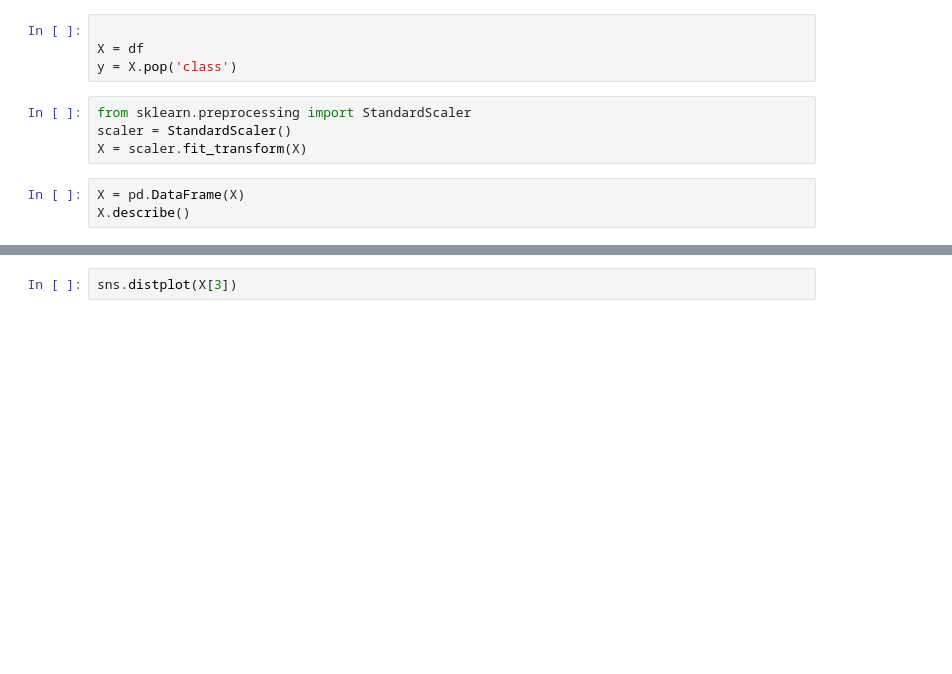
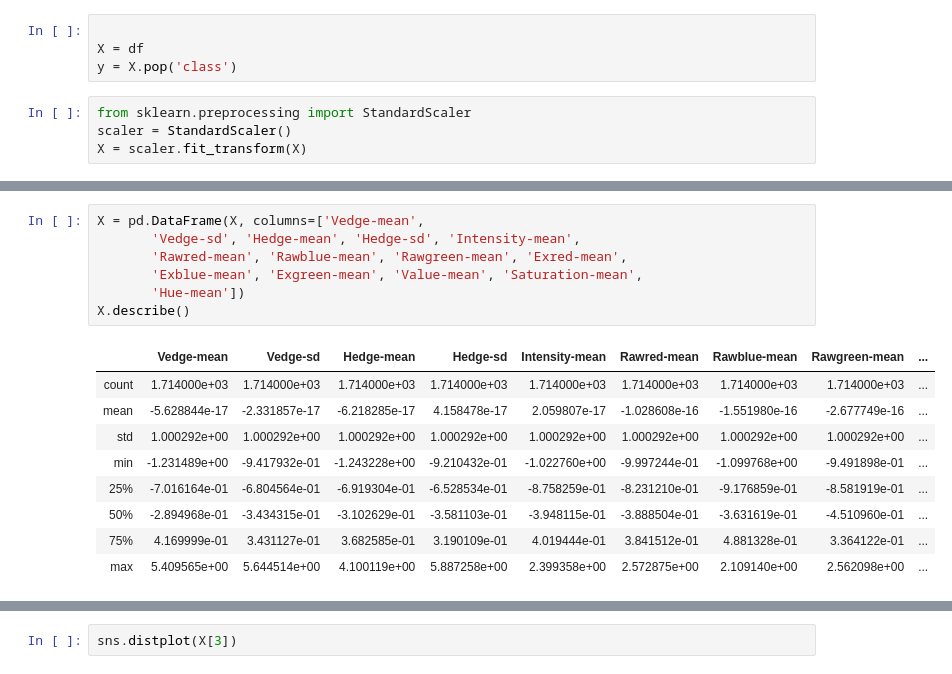
Before and after one commit to zkgz/skripsi, a Jupyter notebook: segment.ipynb, the cells around one changed output, grey strips where cells are left out. Saved outputs shown, nothing was run; the diff lists cells and outputs as text; blank space fills up the shorter version.

```diff
--- a/segment.ipynb
+++ b/segment.ipynb
@@ -151,6 +151,3 @@ y = X.pop('class')
 from sklearn.preprocessing import StandardScaler
 scaler = StandardScaler()
 X = scaler.fit_transform(X)
-# %%
-X = pd.DataFrame(X)
-X.describe()
@@ -166,0 +154,17 @@ X.describe()
+# %%
+X = pd.DataFrame(X, columns=['Vedge-mean',
+       'Vedge-sd', 'Hedge-mean', 'Hedge-sd', 'Intensity-mean',
+       'Rawred-mean', 'Rawblue-mean', 'Rawgreen-mean', 'Exred-mean',
+       'Exblue-mean', 'Exgreen-mean', 'Value-mean', 'Saturation-mean',
+       'Hue-mean'])
+X.describe()
+# %% [output]
+|  | Vedge-mean | Vedge-sd | Hedge-mean | Hedge-sd | Intensity-mean | Rawred-mean | Rawblue-mean | Rawgreen-mean | ... |
+| count | 1.714000e+03 | 1.714000e+03 | 1.714000e+03 | 1.714000e+03 | 1.714000e+03 | 1.714000e+03 | 1.714000e+03 | 1.714000e+03 | ... |
+| mean | -5.628844e-17 | -2.331857e-17 | -6.218285e-17 | 4.158478e-17 | 2.059807e-17 | -1.028608e-16 | -1.551980e-16 | -2.677749e-16 | ... |
+| std | 1.000292e+00 | 1.000292e+00 | 1.000292e+00 | 1.000292e+00 | 1.000292e+00 | 1.000292e+00 | 1.000292e+00 | 1.000292e+00 | ... |
+| min | -1.231489e+00 | -9.417932e-01 | -1.243228e+00 | -9.210432e-01 | -1.022760e+00 | -9.997244e-01 | -1.099768e+00 | -9.491898e-01 | ... |
+| 25% | -7.016164e-01 | -6.804564e-01 | -6.919304e-01 | -6.528534e-01 | -8.758259e-01 | -8.231210e-01 | -9.176859e-01 | -8.581919e-01 | ... |
+| 50% | -2.894968e-01 | -3.434315e-01 | -3.102629e-01 | -3.581103e-01 | -3.948115e-01 | -3.888504e-01 | -3.631619e-01 | -4.510960e-01 | ... |
+| 75% | 4.169999e-01 | 3.431127e-01 | 3.682585e-01 | 3.190109e-01 | 4.019444e-01 | 3.841512e-01 | 4.881328e-01 | 3.364122e-01 | ... |
+| max | 5.409565e+00 | 5.644514e+00 | 4.100119e+00 | 5.887258e+00 | 2.399358e+00 | 2.572875e+00 | 2.109140e+00 | 2.562098e+00 | ... |
```
Also changed, not shown: parts of 4 cells of this notebook, 5 other files.
